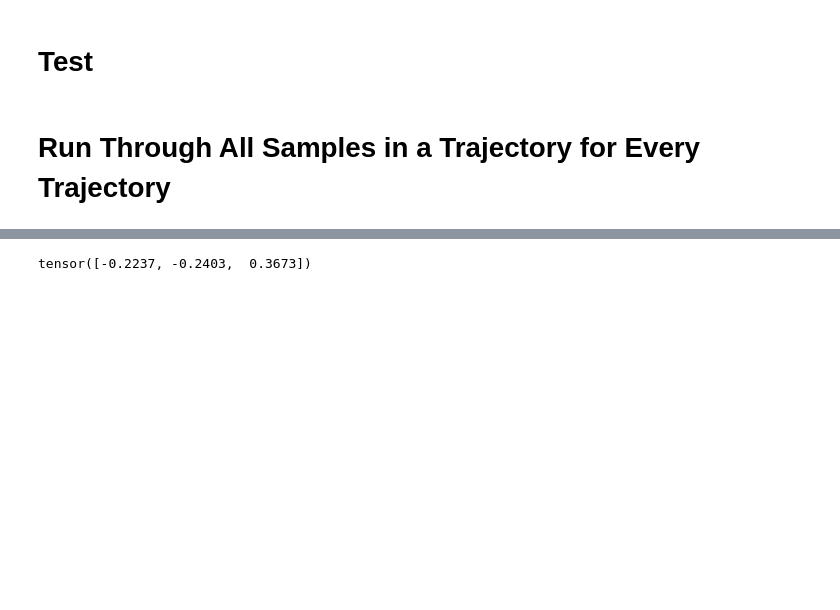
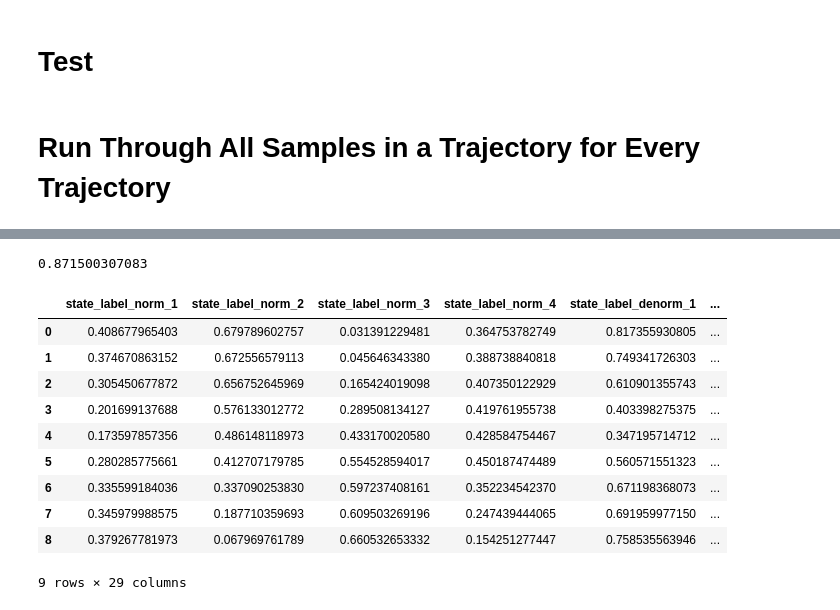
Before and after one commit to resuldagdanov/robot-learning-human-trust, a Jupyter notebook: src/analyses/evaluate_policy.ipynb, the cells around one changed output, grey strips where cells are left out. Cells and saved outputs as stored; diff of their text form; code cells hidden in the pictures; blank space fills up the shorter version.

```diff
--- a/src/analyses/evaluate_policy.ipynb
+++ b/src/analyses/evaluate_policy.ipynb
@@ -284,4 +298,18 @@ target_location :  [-0.36  0.77 -0.2 ]
+# %%
+0.703000307083 + 0.1685
+# %% [output]
+0.871500307083
 # %%
-evaluation_data[0][1]
+trajectory_dataframes[0]
 # %% [output]
+|  | state_label_norm_1 | state_label_norm_2 | state_label_norm_3 | state_label_norm_4 | state_label_denorm_1 | ... |
+| 0 | 0.408677965403 | 0.679789602757 | 0.031391229481 | 0.364753782749 | 0.817355930805 | ... |
+| 1 | 0.374670863152 | 0.672556579113 | 0.045646343380 | 0.388738840818 | 0.749341726303 | ... |
+| 2 | 0.305450677872 | 0.656752645969 | 0.165424019098 | 0.407350122929 | 0.610901355743 | ... |
+| 3 | 0.201699137688 | 0.576133012772 | 0.289508134127 | 0.419761955738 | 0.403398275375 | ... |
+| 4 | 0.173597857356 | 0.486148118973 | 0.433170020580 | 0.428584754467 | 0.347195714712 | ... |
+| 5 | 0.280285775661 | 0.412707179785 | 0.554528594017 | 0.450187474489 | 0.560571551323 | ... |
+| 6 | 0.335599184036 | 0.337090253830 | 0.597237408161 | 0.352234542370 | 0.671198368073 | ... |
+| 7 | 0.345979988575 | 0.187710359693 | 0.609503269196 | 0.247439444065 | 0.691959977150 | ... |
+| 8 | 0.379267781973 | 0.067969761789 | 0.660532653332 | 0.154251277447 | 0.758535563946 | ... |
-tensor([-0.2237, -0.2403,  0.3673])
+9 rows × 29 columns
```
Also changed, not shown: parts of 13 cells of this notebook, 2 other files.
